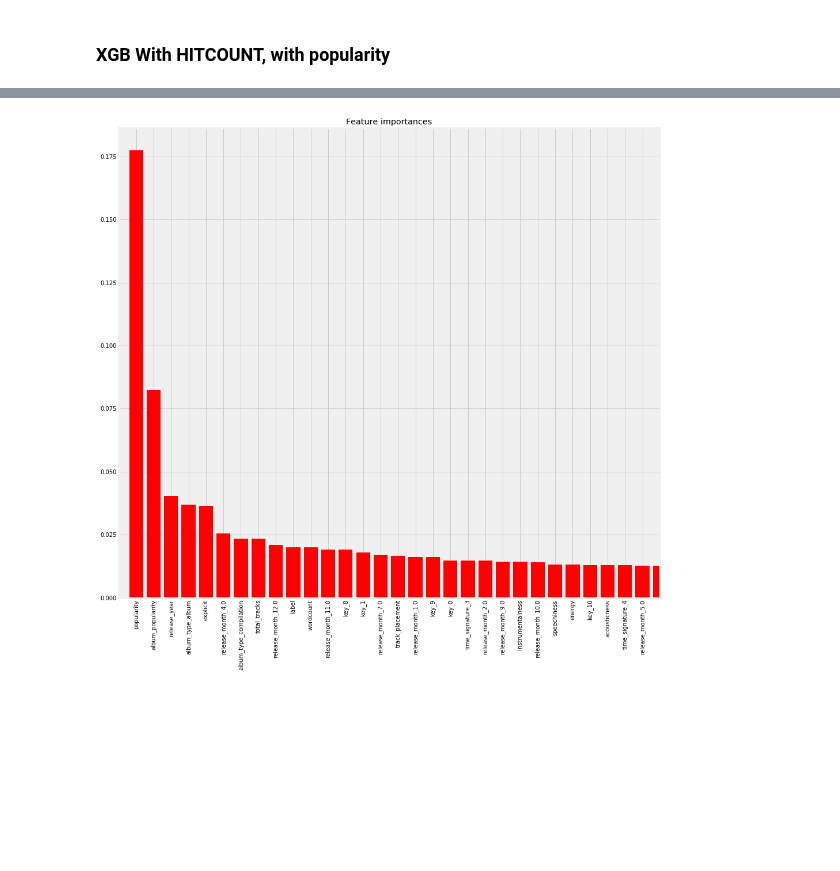
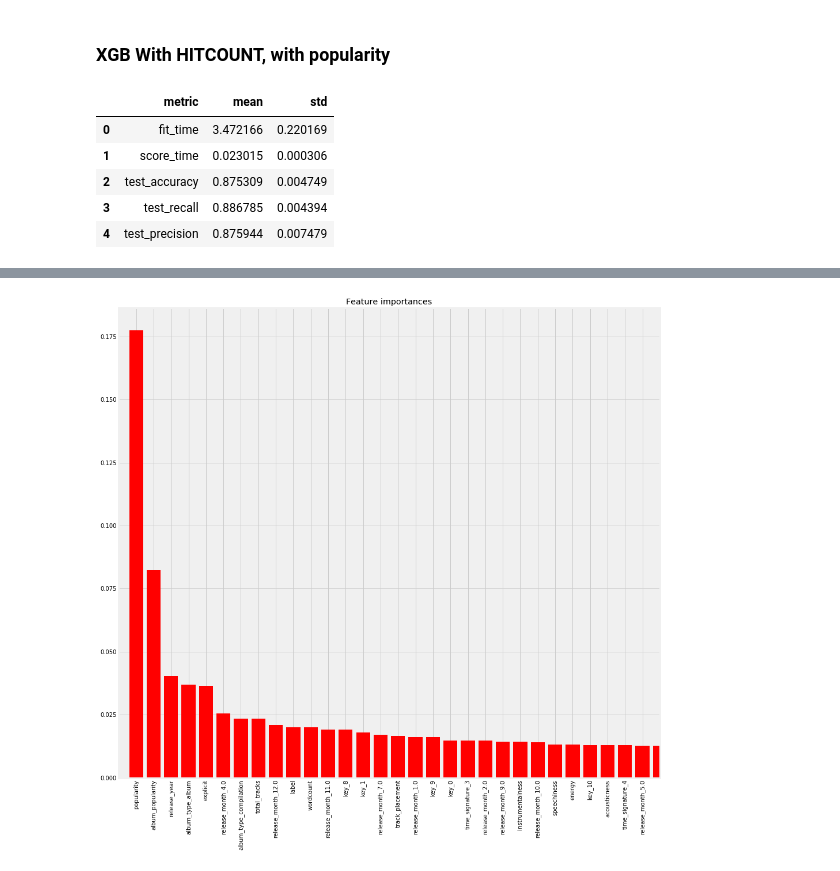
Before and after one commit to Greenford/billboard, a Jupyter notebook: models.ipynb, the cells around one changed output, grey strips where cells are left out. Drawn from its saved outputs; the diff is of its cells as text; code cells hidden in the pictures; blank space fills up the shorter version.

```diff
--- a/models.ipynb
+++ b/models.ipynb
@@ -163,3 +163,14 @@ _X = df.values
 X_train, X_test, y_train, y_test = train_test_split(_X, _y, test_size=0.1)
 # %%
 model = xgb.XGBClassifier(n_jobs=-1)
+# %%
+cv = cross_validate(model, X_train, y_train, scoring=['accuracy', 'recall', 'precision'],
+              n_jobs=-1, cv=5, return_train_score=False)
+models.present_cv(cv)
+# %% [output]
+|  | metric | mean | std |
+| 0 | fit_time | 3.472166 | 0.220169 |
+| 1 | score_time | 0.023015 | 0.000306 |
+| 2 | test_accuracy | 0.875309 | 0.004749 |
+| 3 | test_recall | 0.886785 | 0.004394 |
+| 4 | test_precision | 0.875944 | 0.007479 |
```
Also changed, not shown: parts of 22 cells of this notebook, 3 other files.
